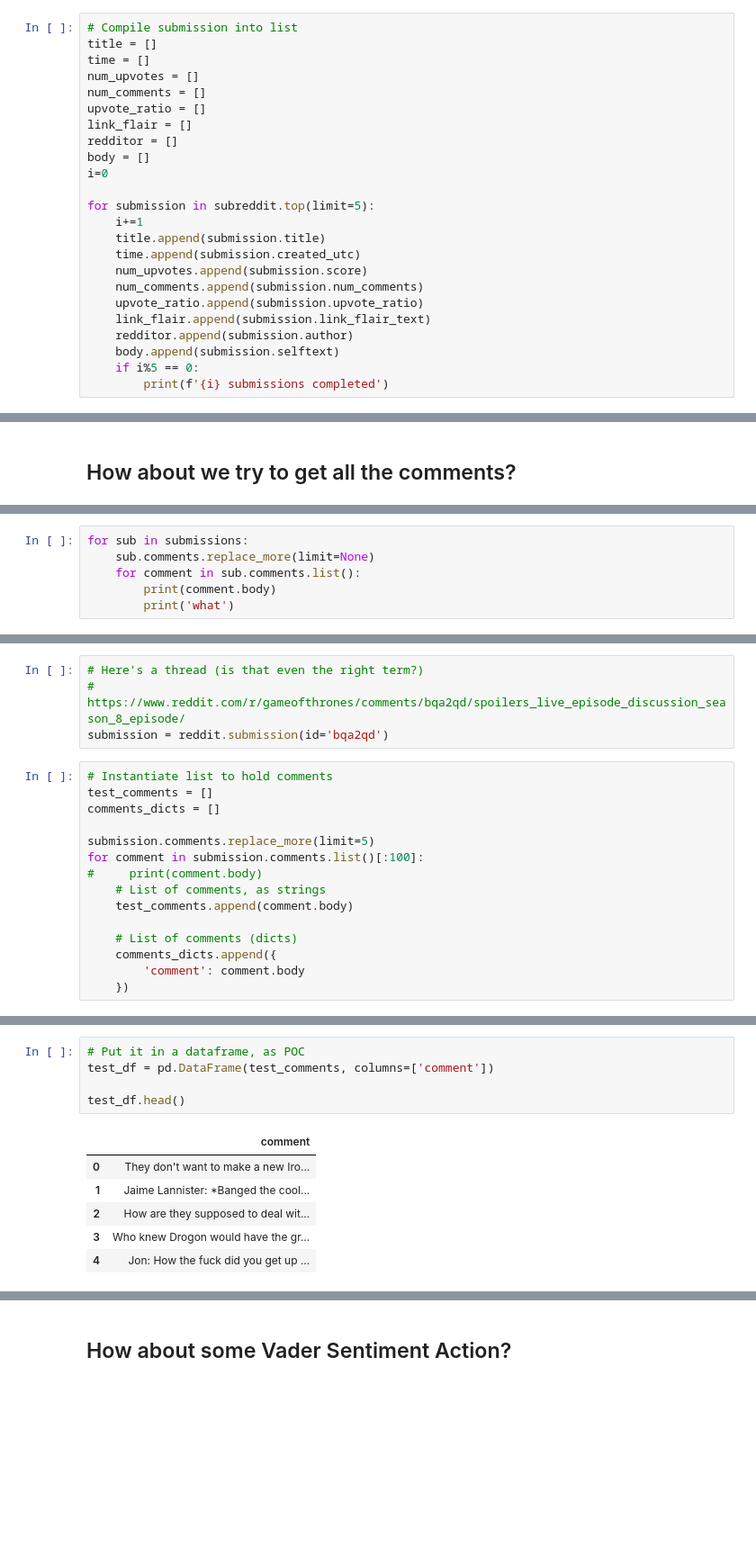
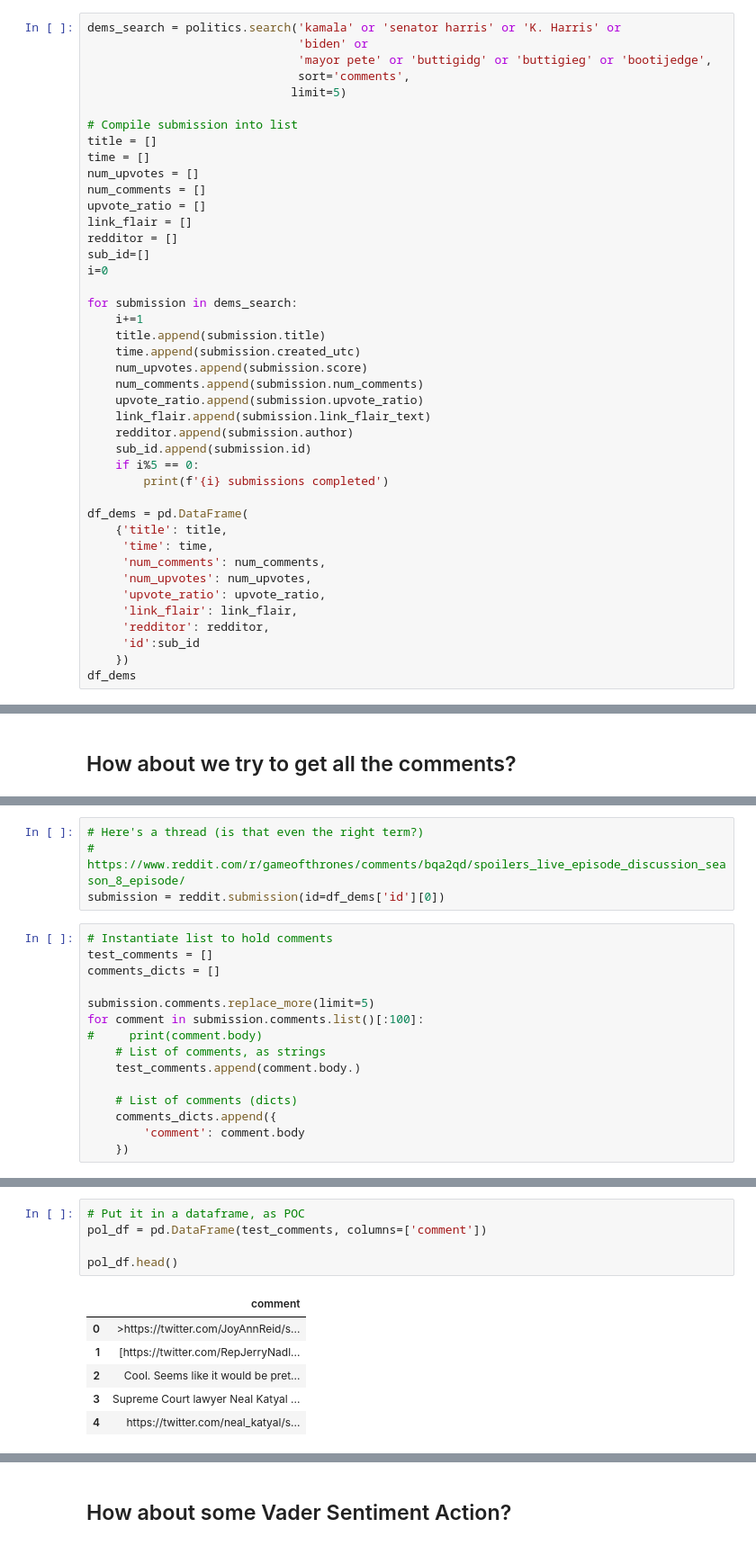
Before and after one commit to miaiseman/a-song-of-vice-and-higher, a Jupyter notebook: pair_programming_6_5.ipynb, the cells around one changed output, grey strips where cells are left out. Shown: that part at 90% size. Drawn from its saved outputs; the diff is of its cells as text; blank space fills up the shorter version.

Commit message:
continue work together on the retreival of data

```diff
--- a/pair_programming_6_5.ipynb
+++ b/pair_programming_6_5.ipynb
@@ -112,4 +139,10 @@ Step 6: Create a Pandas DataFrame of Basic Submission Stats Taken From the Subre
 # %%
+dems_search = politics.search('kamala' or 'senator harris' or 'K. Harris' or
+                              'biden' or
+                              'mayor pete' or 'buttigidg' or 'buttigieg' or 'bootijedge',
+                              sort='comments',
+                             limit=5)
+
 # Compile submission into list
 title = []
 time = []
@@ -118,10 +151,10 @@ num_comments = []
 upvote_ratio = []
 link_flair = []
 redditor = []
-body = []
+sub_id=[]
 i=0
 
-for submission in subreddit.top(limit=5):
+for submission in dems_search:
     i+=1
     title.append(submission.title)
     time.append(submission.created_utc)
@@ -130,8 +163,20 @@ for submission in subreddit.top(limit=5):
     upvote_ratio.append(submission.upvote_ratio)
     link_flair.append(submission.link_flair_text)
     redditor.append(submission.author)
-    body.append(submission.selftext)
+    sub_id.append(submission.id)
     if i%5 == 0:
         print(f'{i} submissions completed')
+
+df_dems = pd.DataFrame(
+    {'title': title,
+     'time': time,
+     'num_comments': num_comments,
+     'num_upvotes': num_upvotes,
+     'upvote_ratio': upvote_ratio,
+     'link_flair': link_flair,
+     'redditor': redditor,
+     'id':sub_id
+    })
+df_dems
 # %% [output]
 5 submissions completed
@@ -306,6 +275,0 @@ submissions = subreddit.top(limit=2)
-# %%
-for sub in submissions:
-    sub.comments.replace_more(limit=None)
-    for comment in sub.comments.list():
-        print(comment.body)
-        print('what')
@@ -317,7 +278,7 @@ OK that sucks. Let's try the example from the [docs]() first.
 # %%
 # Here's a thread (is that even the right term?)
 # https://www.reddit.com/r/gameofthrones/comments/bqa2qd/spoilers_live_episode_discussion_season_8_episode/
-submission = reddit.submission(id='bqa2qd')
+submission = reddit.submission(id=df_dems['id'][0])
 # %%
 # Instantiate list to hold comments
 test_comments = []
@@ -327,7 +288,7 @@ submission.comments.replace_more(limit=5)
 for comment in submission.comments.list()[:100]:
 #     print(comment.body)
     # List of comments, as strings
-    test_comments.append(comment.body)
+    test_comments.append(comment.body.)
 
     # List of comments (dicts)
     comments_dicts.append({
@@ -365,12 +302,12 @@ comments_dicts[:5]
 # %%
 # Put it in a dataframe, as POC
-test_df = pd.DataFrame(test_comments, columns=['comment'])
+pol_df = pd.DataFrame(test_comments, columns=['comment'])
 
-test_df.head()
+pol_df.head()
 # %% [output]
 |  | comment |
-| 0 | They don't want to make a new Iro... |
-| 1 | Jaime Lannister: *Banged the cool... |
-| 2 | How are they supposed to deal wit... |
-| 3 | Who knew Drogon would have the gr... |
-| 4 | Jon: How the fuck did you get up ... |
+| 0 | >https://twitter.com/JoyAnnReid/s... |
+| 1 | [https://twitter.com/RepJerryNadl... |
+| 2 | Cool. Seems like it would be pret... |
+| 3 | Supreme Court lawyer Neal Katyal ... |
+| 4 | https://twitter.com/neal_katyal/s... |
```
Also changed, not shown: parts of 74 cells of this notebook.
